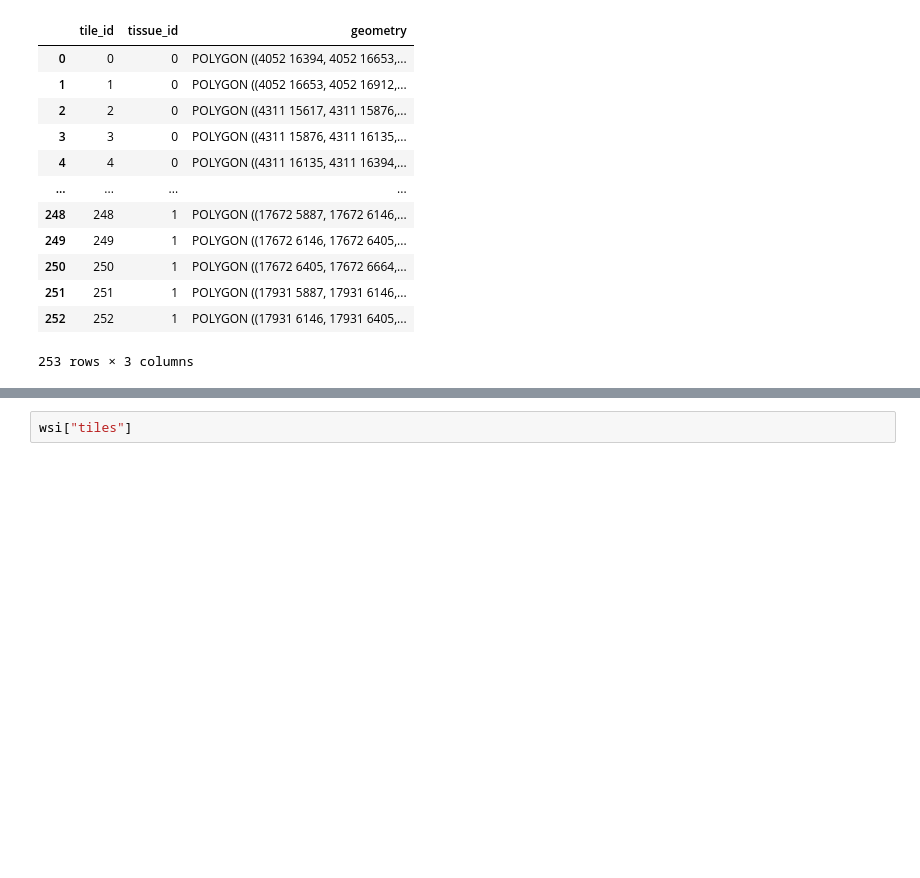
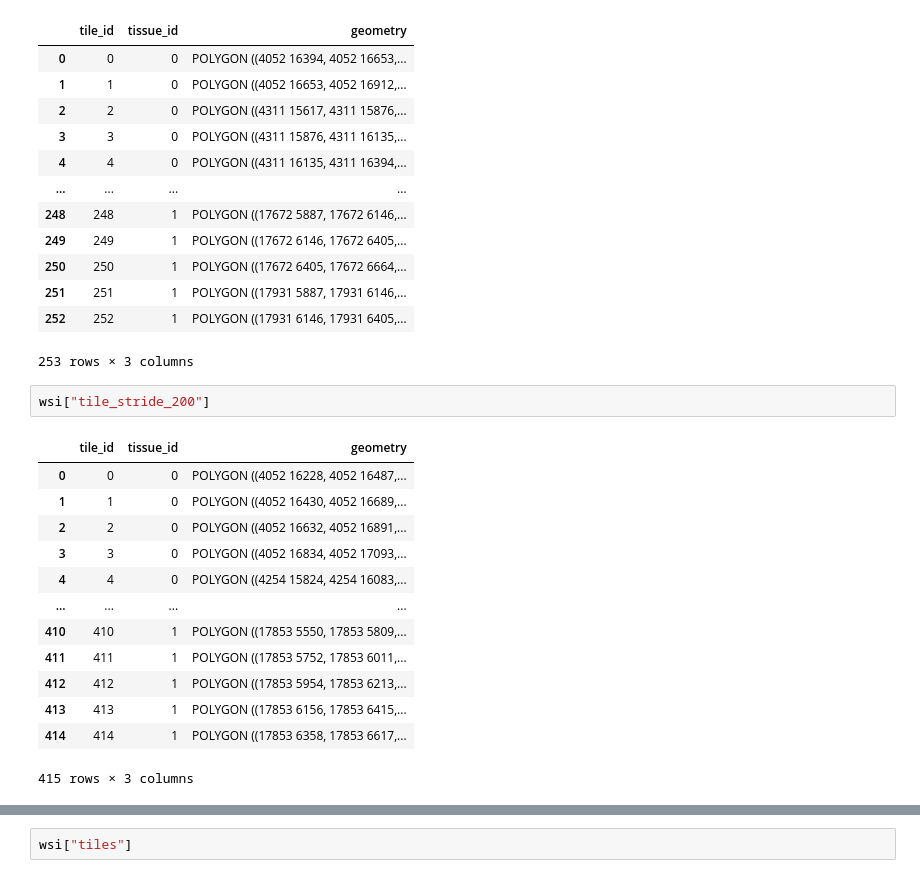
Before and after one commit to NoyeArk/lazy_slide, a Jupyter notebook: ipynb/1. 从原始图像到数据分析.ipynb, the cells around one changed output, grey strips where cells are left out. Saved outputs shown, nothing was run; the diff lists cells and outputs as text; blank space fills up the shorter version.

```diff
--- a/ipynb/1. 从原始图像到数据分析.ipynb
+++ b/ipynb/1. 从原始图像到数据分析.ipynb
@@ -266,3 +320,19 @@ wsi["tiles"]
 | 251 | 251 | 1 | POLYGON ((17931 5887, 17931 6146,... |
 | 252 | 252 | 1 | POLYGON ((17931 6146, 17931 6405,... |
 253 rows × 3 columns
+# %%
+wsi["tile_stride_200"]
+# %% [output]
+|  | tile_id | tissue_id | geometry |
+| 0 | 0 | 0 | POLYGON ((4052 16228, 4052 16487,... |
+| 1 | 1 | 0 | POLYGON ((4052 16430, 4052 16689,... |
+| 2 | 2 | 0 | POLYGON ((4052 16632, 4052 16891,... |
+| 3 | 3 | 0 | POLYGON ((4052 16834, 4052 17093,... |
+| 4 | 4 | 0 | POLYGON ((4254 15824, 4254 16083,... |
+| ... | ... | ... | ... |
+| 410 | 410 | 1 | POLYGON ((17853 5550, 17853 5809,... |
+| 411 | 411 | 1 | POLYGON ((17853 5752, 17853 6011,... |
+| 412 | 412 | 1 | POLYGON ((17853 5954, 17853 6213,... |
+| 413 | 413 | 1 | POLYGON ((17853 6156, 17853 6415,... |
+| 414 | 414 | 1 | POLYGON ((17853 6358, 17853 6617,... |
+415 rows × 3 columns
```
Also changed, not shown: parts of 29 cells of this notebook, 6 other files.
